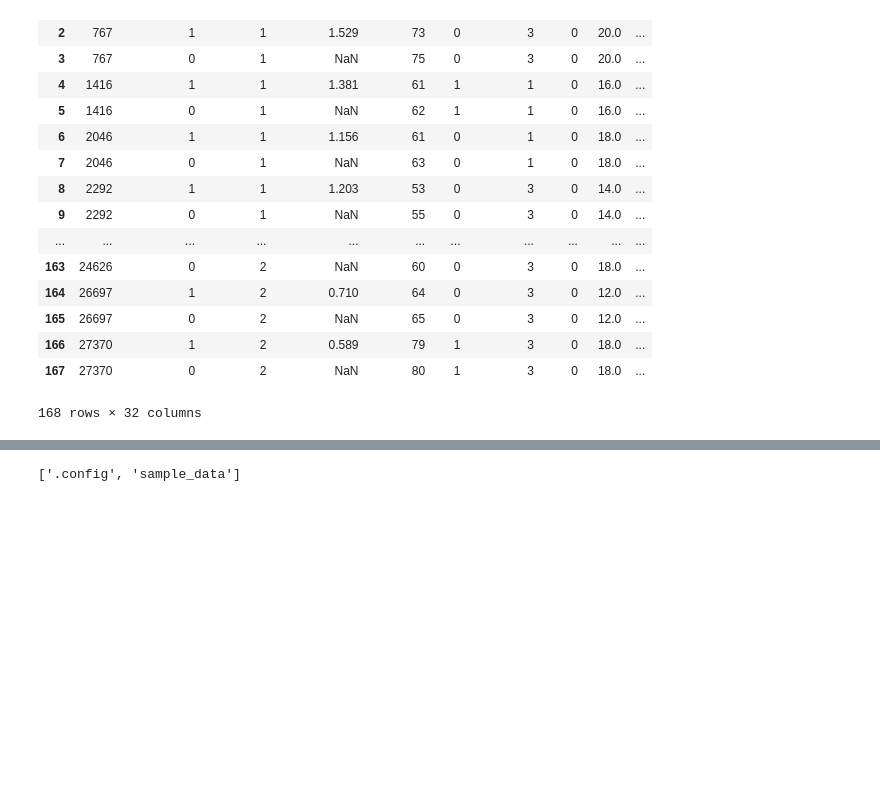
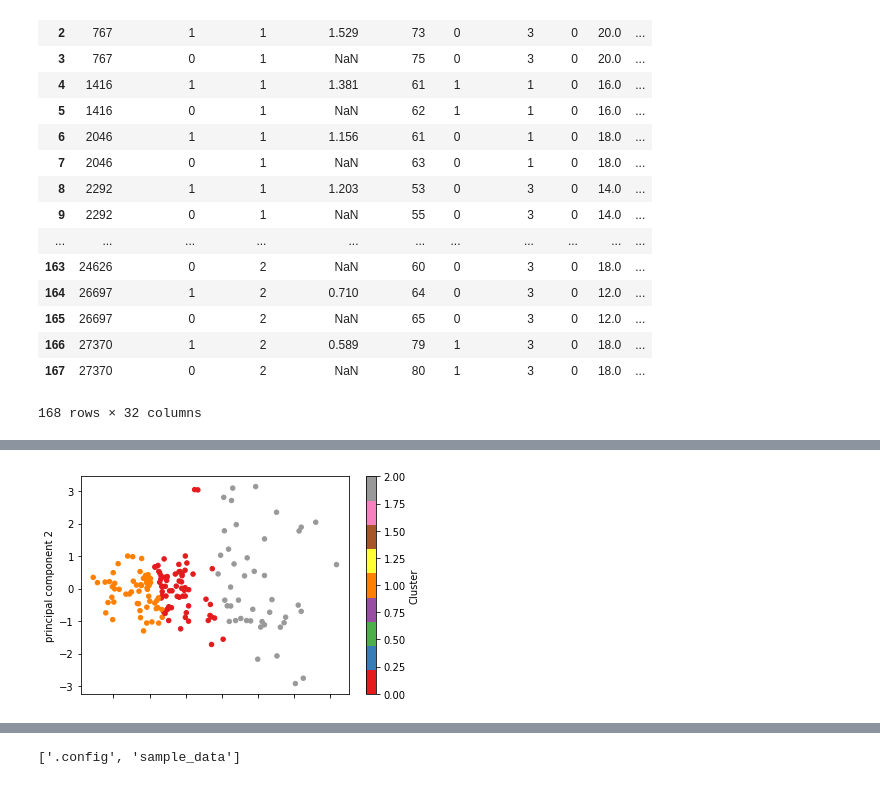
Before and after one commit to RoyMassett/Roy_Ava_Clustering_2019, a Jupyter notebook: notebooks/Thickness_Interaction_Clustering.ipynb, the cells around one changed output, grey strips where cells are left out. Cells and saved outputs as stored; diff of their text form; code cells hidden in the pictures; blank space fills up the shorter version.

```diff
--- a/notebooks/Thickness_Interaction_Clustering.ipynb
+++ b/notebooks/Thickness_Interaction_Clustering.ipynb
@@ -94,0 +146,13 @@ SyntaxError: ignored
+# %%
+interaction_3_clusters = interaction.copy()
+km_3 = KMeans(n_clusters = 3)
+interaction_three_clusters = km_3.fit(interaction_clusters)
+three_labels = interaction_three_clusters.labels_
+interaction_3_clusters['Cluster'] = three_labels
+#adjusting cluster numbers
+for i in interaction_3_clusters["Cluster"]:
+  if i == 0:
+    i = 1
+  elif i == 1:
+    i=0
+interaction_3_clusters.head()
@@ -94,0 +166,9 @@ SyntaxError: ignored
+# %%
+three_cluster_pca = principalDf.copy()
+three_cluster_pca["Cluster"] = interaction_3_clusters["Cluster"]
+three_cluster_pca["Diagnosis"] = interaction["Diagnosis"]
+ax_3_cluster = three_cluster_pca.plot.scatter(x='principal component 1', y='principal component 2', c="Cluster", colormap="Set1")
+plt.show(ax_3_cluster)
+plt.show(ax_unclustered)
+# %% [output]
+[figure, added]
```
Also changed, not shown: parts of 19 cells of this notebook.
